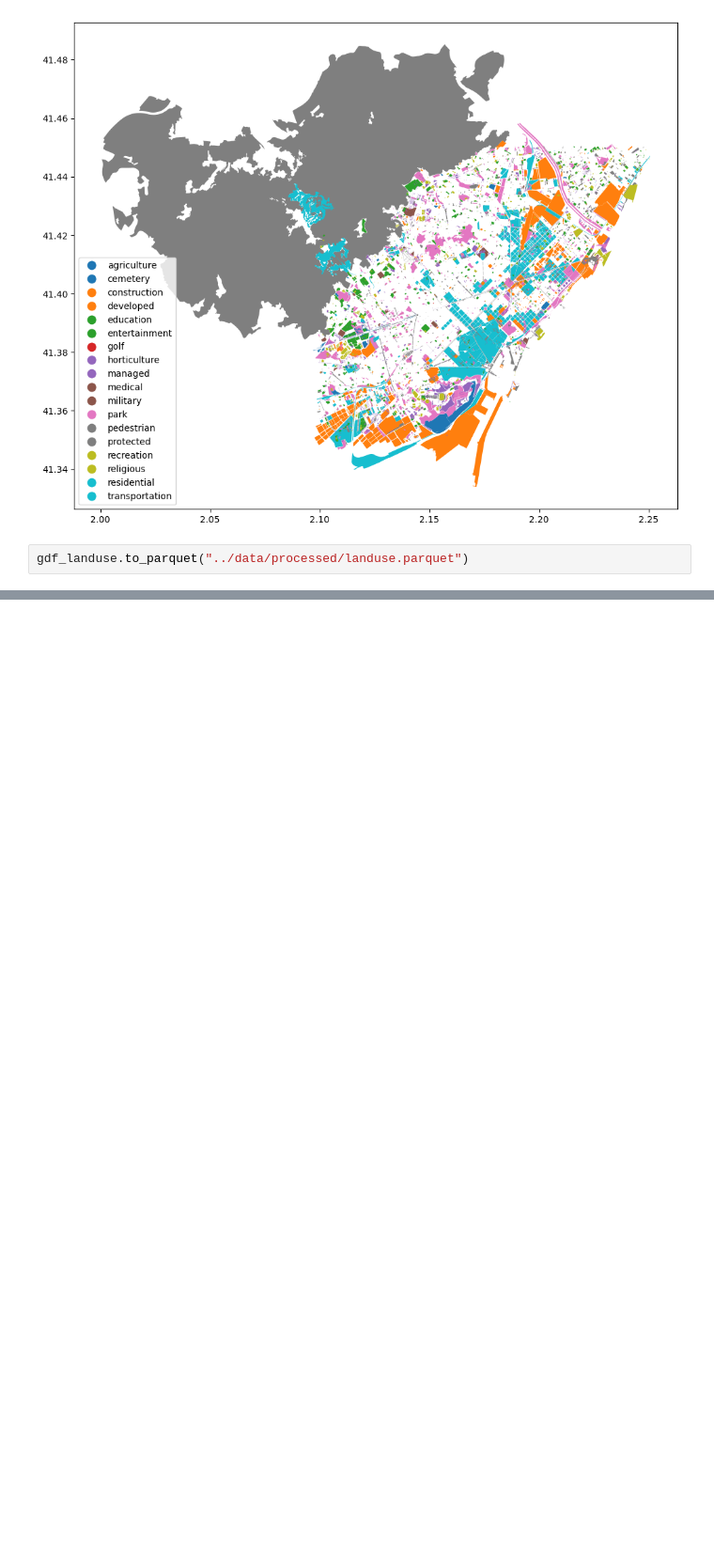
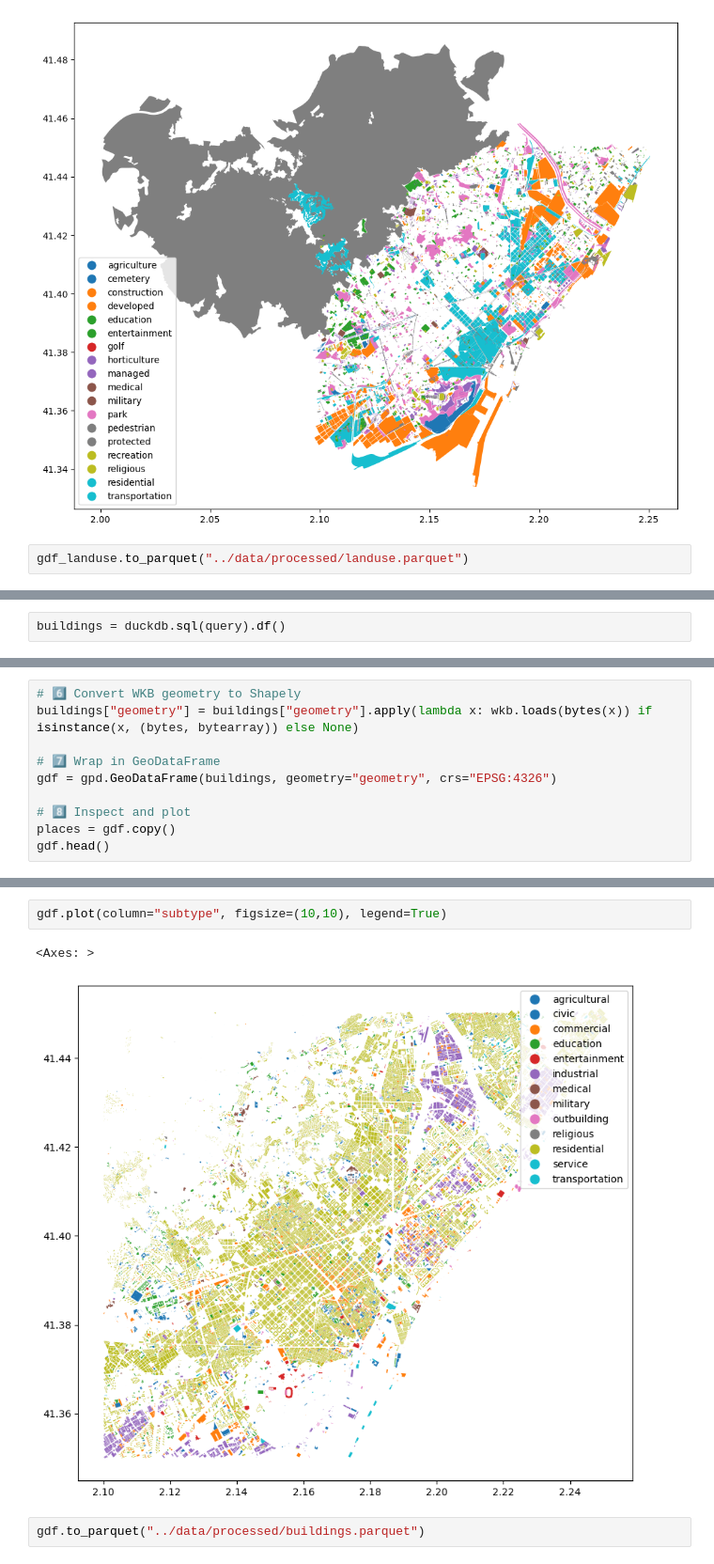
Before and after one commit to jammy-data/REALLOCATE_AI, a Jupyter notebook: notebooks/02_overture.ipynb, the cells around one changed output, grey strips where cells are left out. Shown at 94% size. Saved outputs shown, nothing was run; the diff lists cells and outputs as text; blank space fills up the shorter version.

```diff
--- a/notebooks/02_overture.ipynb
+++ b/notebooks/02_overture.ipynb
@@ -179,0 +211,2 @@ gdf_landuse.to_parquet("../data/processed/landuse.parquet")
+# %%
+buildings = duckdb.sql(query).df()
@@ -179,0 +229,10 @@ gdf_landuse.to_parquet("../data/processed/landuse.parquet")
+# %%
+# 6️⃣ Convert WKB geometry to Shapely
+buildings["geometry"] = buildings["geometry"].apply(lambda x: wkb.loads(bytes(x)) if isinstance(x, (bytes, bytearray)) else None)
+
+# 7️⃣ Wrap in GeoDataFrame
+gdf = gpd.GeoDataFrame(buildings, geometry="geometry", crs="EPSG:4326")
+
+# 8️⃣ Inspect and plot
+places = gdf.copy()
+gdf.head()
@@ -179,0 +246,7 @@ gdf_landuse.to_parquet("../data/processed/landuse.parquet")
+# %%
+gdf.plot(column="subtype", figsize=(10,10), legend=True)
+# %% [output]
+<Axes: >
+[figure, added]
+# %%
+gdf.to_parquet("../data/processed/buildings.parquet")
```
Also changed, not shown: parts of 6 cells of this notebook.
